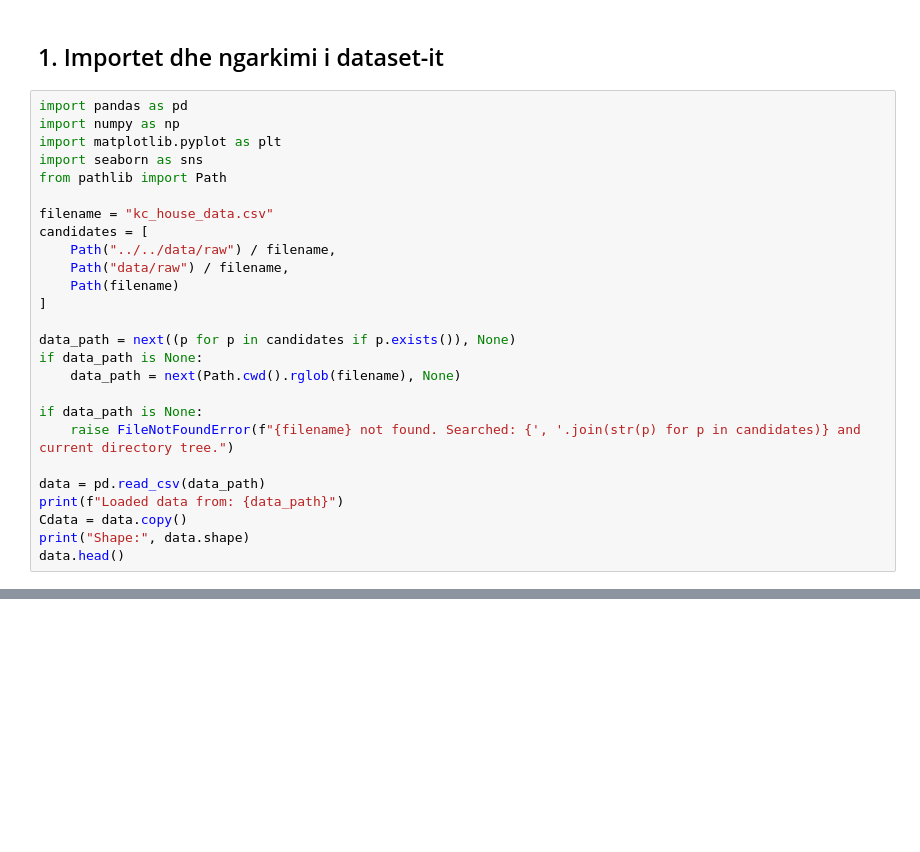
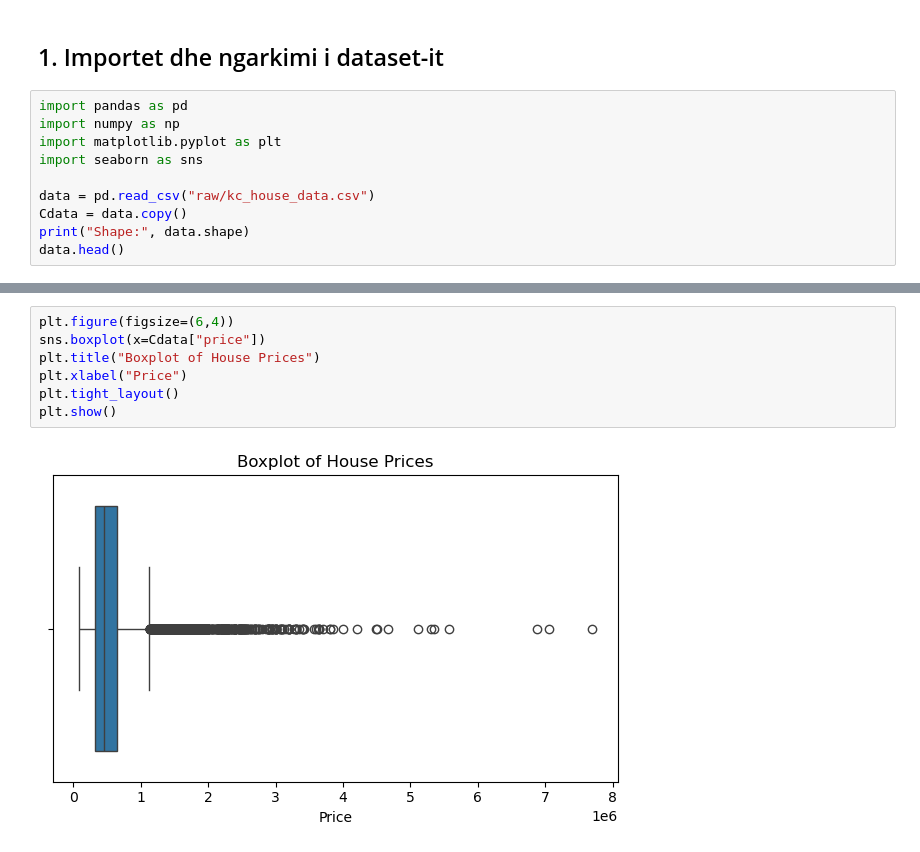
Before and after one commit to Valza-2005/House-Price-Prediction-Machine-Learning-Models, a Jupyter notebook: notebooks/data_processing/01_data_exploration.ipynb, the cells around one changed output, grey strips where cells are left out. Saved outputs shown, nothing was run; the diff lists cells and outputs as text; blank space fills up the shorter version.

```diff
--- a/notebooks/data_processing/01_data_exploration.ipynb
+++ b/notebooks/data_processing/01_data_exploration.ipynb
@@ -10,24 +10,8 @@ import pandas as pd
 import numpy as np
 import matplotlib.pyplot as plt
 import seaborn as sns
-from pathlib import Path
 
-filename = "kc_house_data.csv"
-candidates = [
-    Path("../../data/raw") / filename,
-    Path("data/raw") / filename,
-    Path(filename)
-]
-
-data_path = next((p for p in candidates if p.exists()), None)
-if data_path is None:
-    data_path = next(Path.cwd().rglob(filename), None)
-
-if data_path is None:
-    raise FileNotFoundError(f"{filename} not found. Searched: {', '.join(str(p) for p in candidates)} and current directory tree.")
-
-data = pd.read_csv(data_path)
-print(f"Loaded data from: {data_path}")
+data = pd.read_csv("raw/kc_house_data.csv")
 Cdata = data.copy()
 print("Shape:", data.shape)
 data.head()
@@ -35,0 +91,9 @@ FileNotFoundError: [Errno 2] No such file or directory: '../../data/raw/kc_house
+# %%
+plt.figure(figsize=(6,4))
+sns.boxplot(x=Cdata["price"])
+plt.title("Boxplot of House Prices")
+plt.xlabel("Price")
+plt.tight_layout()
+plt.show()
+# %% [output]
+[figure, added]
```
Also changed, not shown: parts of 48 cells of this notebook.
